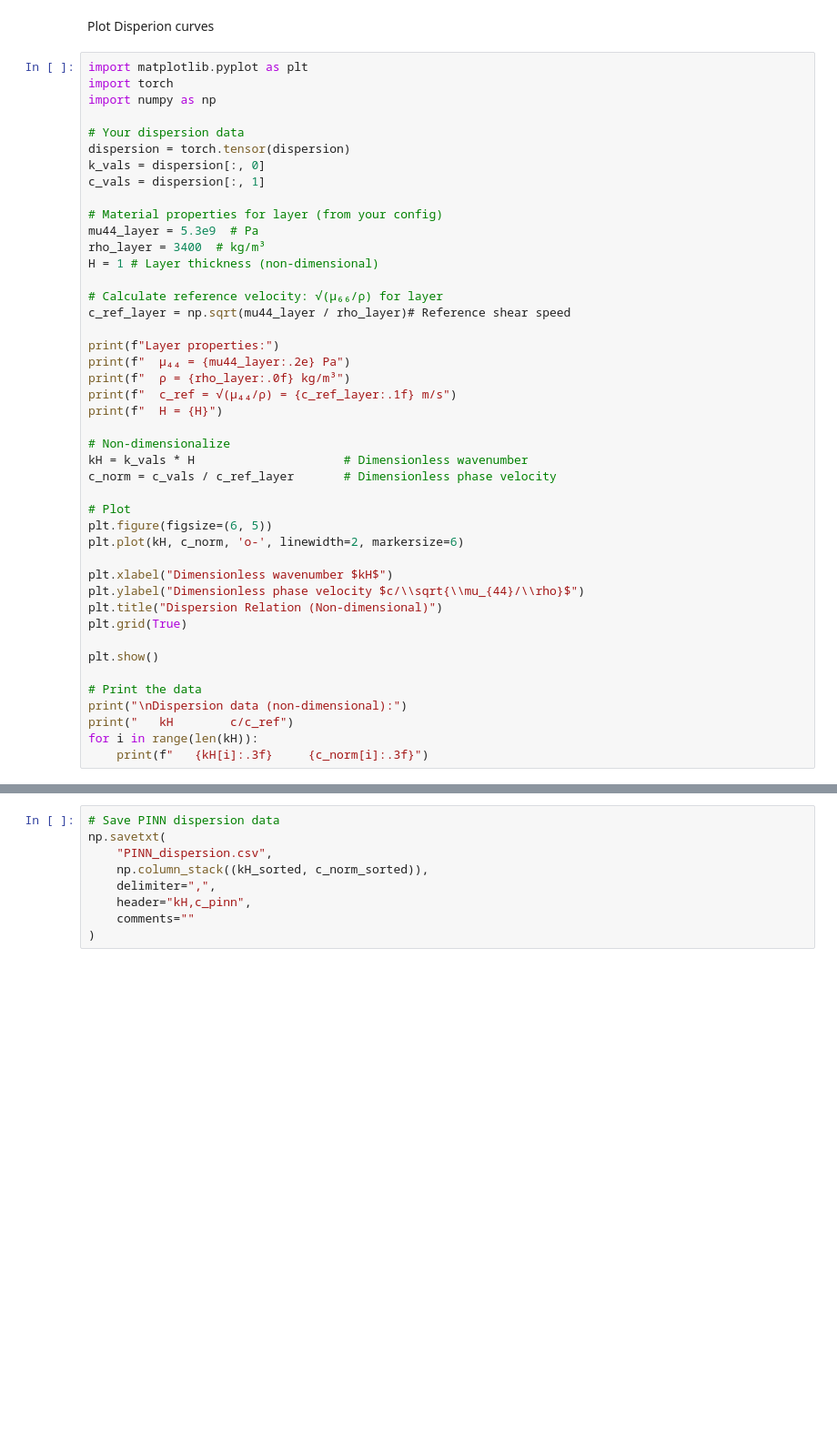
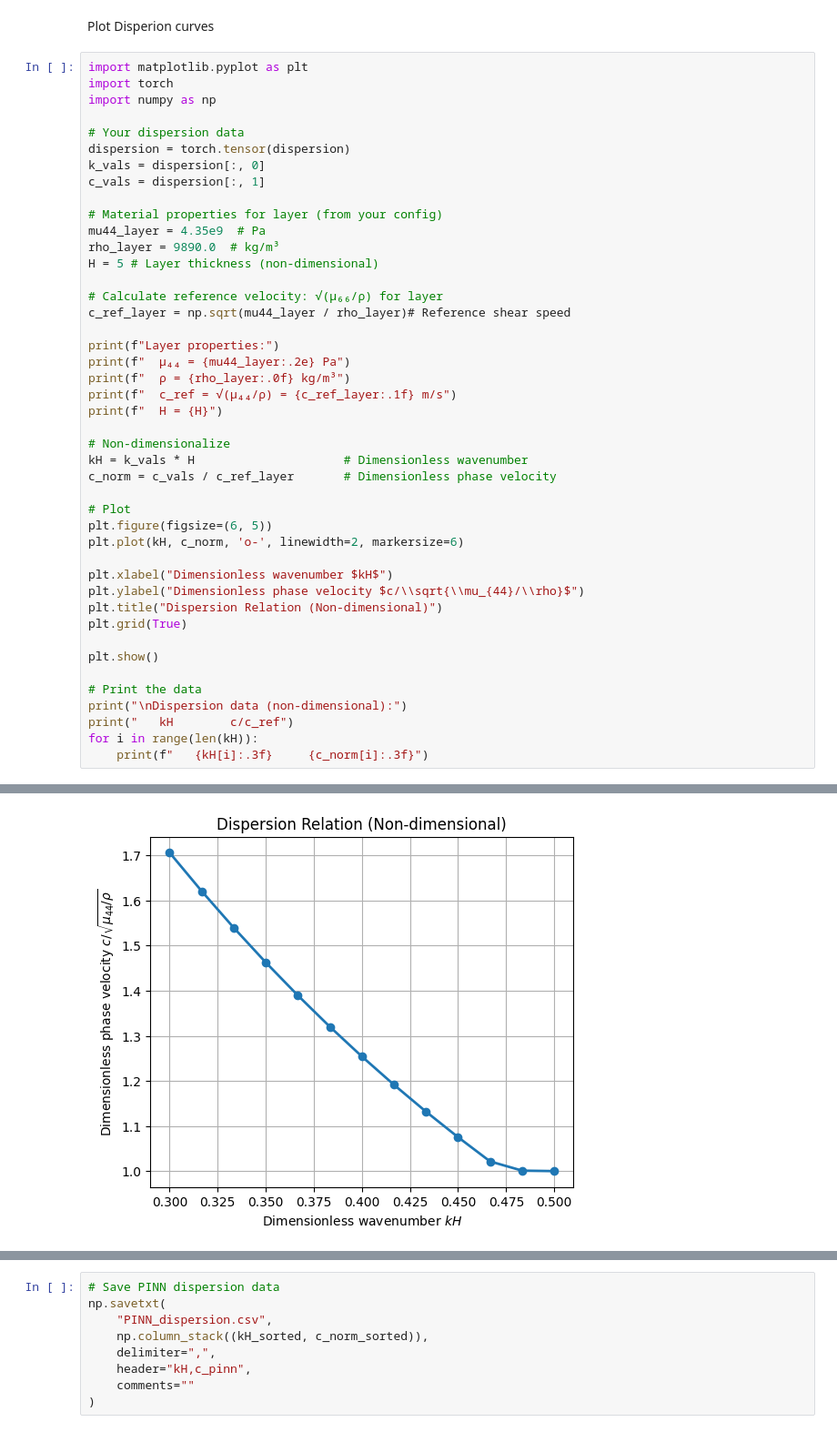
Before and after one commit to mayankjha-my/PINN, a Jupyter notebook: experiments/PINN_three_layer_system.ipynb, the cells around one changed output, grey strips where cells are left out. Shown at 91% size. Cells and saved outputs as stored; diff of their text form; blank space fills up the shorter version.

```diff
--- a/experiments/PINN_three_layer_system.ipynb
+++ b/experiments/PINN_three_layer_system.ipynb
@@ -227,9 +353,9 @@ k_vals = dispersion[:, 0]
 c_vals = dispersion[:, 1]
 
 # Material properties for layer (from your config)
-mu44_layer = 5.3e9  # Pa
-rho_layer = 3400  # kg/m³
-H = 1 # Layer thickness (non-dimensional)
+mu44_layer = 4.35e9  # Pa
+rho_layer = 9890.0  # kg/m³
+H = 5 # Layer thickness (non-dimensional)
 
 # Calculate reference velocity: √(μ₆₆/ρ) for layer
 c_ref_layer = np.sqrt(mu44_layer / rho_layer)# Reference shear speed
@@ -260,3 +386,4 @@ print("\nDispersion data (non-dimensional):")
 print("   kH        c/c_ref")
 for i in range(len(kH)):
     print(f"   {kH[i]:.3f}     {c_norm[i]:.3f}")
+# %% [output]
@@ -262,0 +395 @@ for i in range(len(kH)):
+[figure, added]
```
Also changed, not shown: parts of 24 cells of this notebook, 4 other files.
